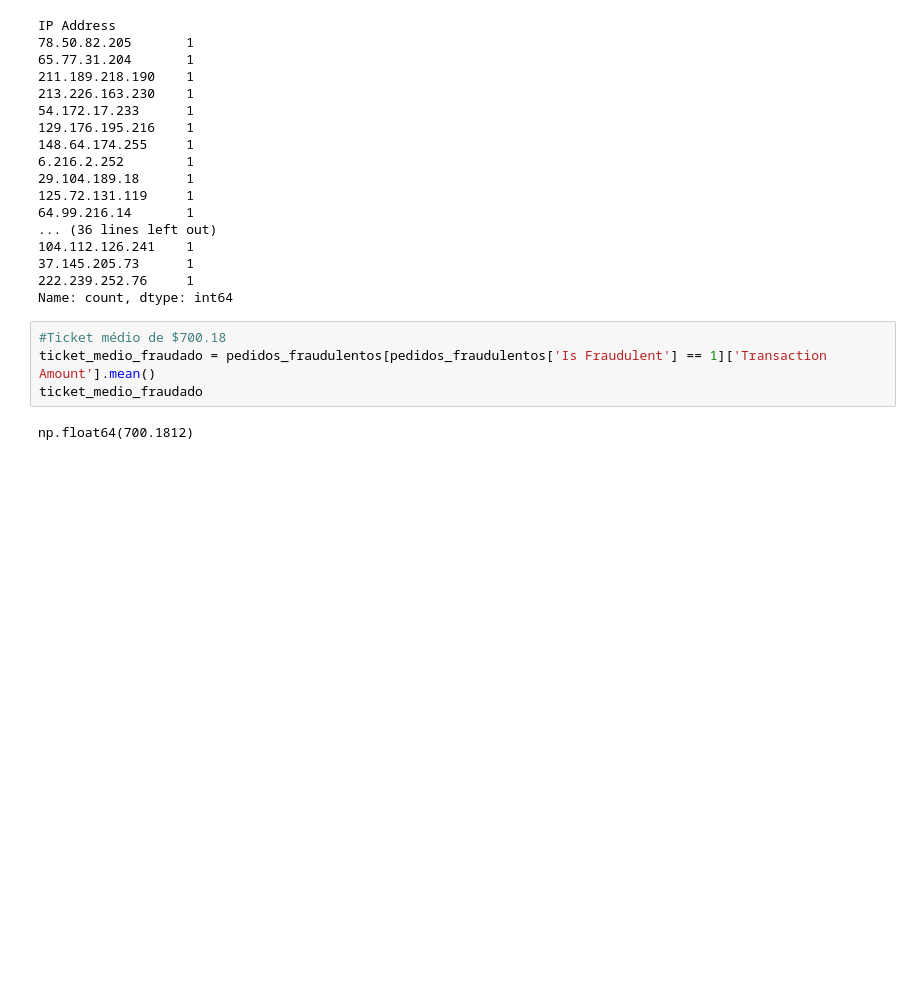
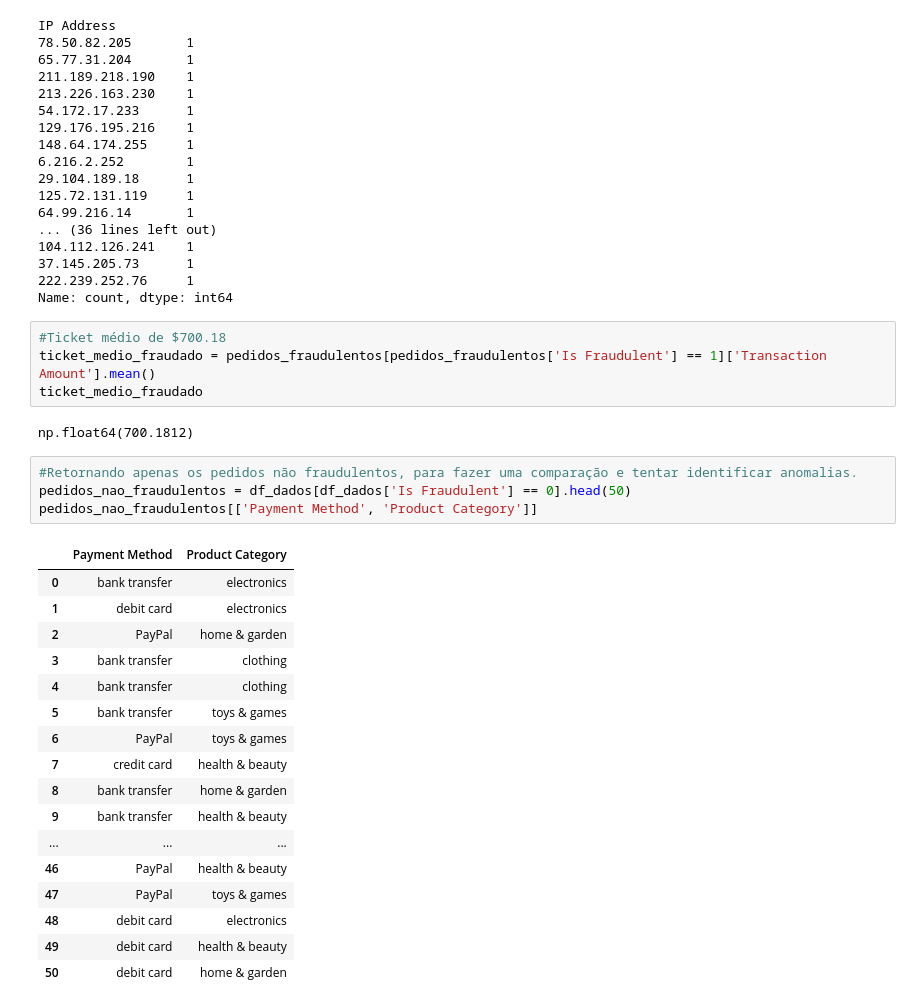
Before and after one commit to lethiciaasevedo1999/on34-python-projetofinal, a Jupyter notebook: material/analise-exploratoria/analise.ipynb, the cells around one changed output. Saved outputs shown, nothing was run; the diff lists cells and outputs as text; blank space fills up the shorter version.

```diff
--- a/material/analise-exploratoria/analise.ipynb
+++ b/material/analise-exploratoria/analise.ipynb
@@ -273,3 +260,25 @@ ticket_medio_fraudado = pedidos_fraudulentos[pedidos_fraudulentos['Is Fraudulent
 ticket_medio_fraudado
 # %% [output]
 np.float64(700.1812)
+# %%
+#Retornando apenas os pedidos não fraudulentos, para fazer uma comparação e tentar identificar anomalias.
+pedidos_nao_fraudulentos = df_dados[df_dados['Is Fraudulent'] == 0].head(50)
+pedidos_nao_fraudulentos[['Payment Method', 'Product Category']]
+# %% [output]
+|  | Payment Method | Product Category |
+| 0 | bank transfer | electronics |
+| 1 | debit card | electronics |
+| 2 | PayPal | home & garden |
+| 3 | bank transfer | clothing |
+| 4 | bank transfer | clothing |
+| 5 | bank transfer | toys & games |
+| 6 | PayPal | toys & games |
+| 7 | credit card | health & beauty |
+| 8 | bank transfer | home & garden |
+| 9 | bank transfer | health & beauty |
+| ... | ... | ... |
+| 46 | PayPal | health & beauty |
+| 47 | PayPal | toys & games |
+| 48 | debit card | electronics |
+| 49 | debit card | health & beauty |
+| 50 | debit card | home & garden |
```
Also changed, not shown: parts of 3 cells of this notebook, 1 other file.
